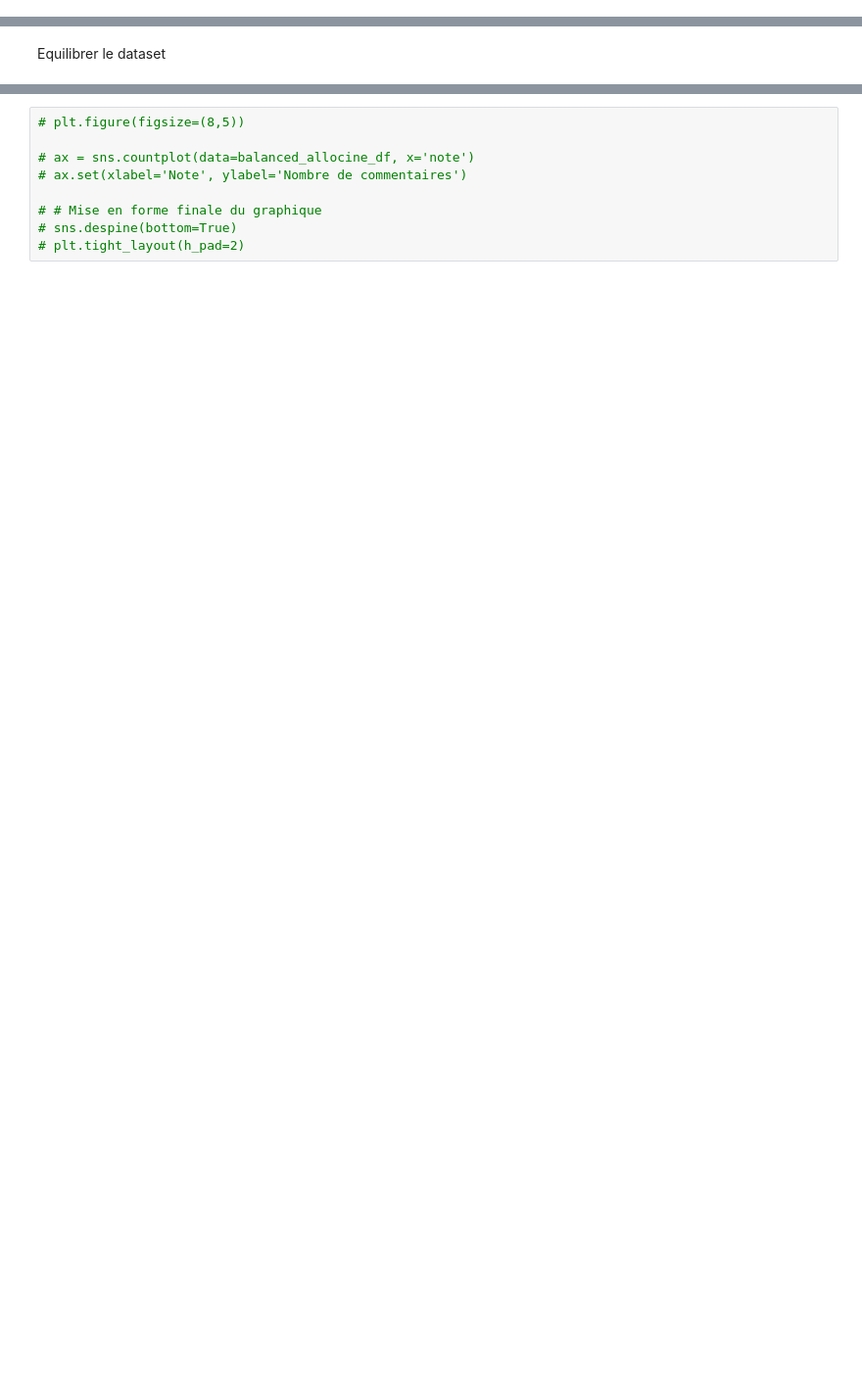
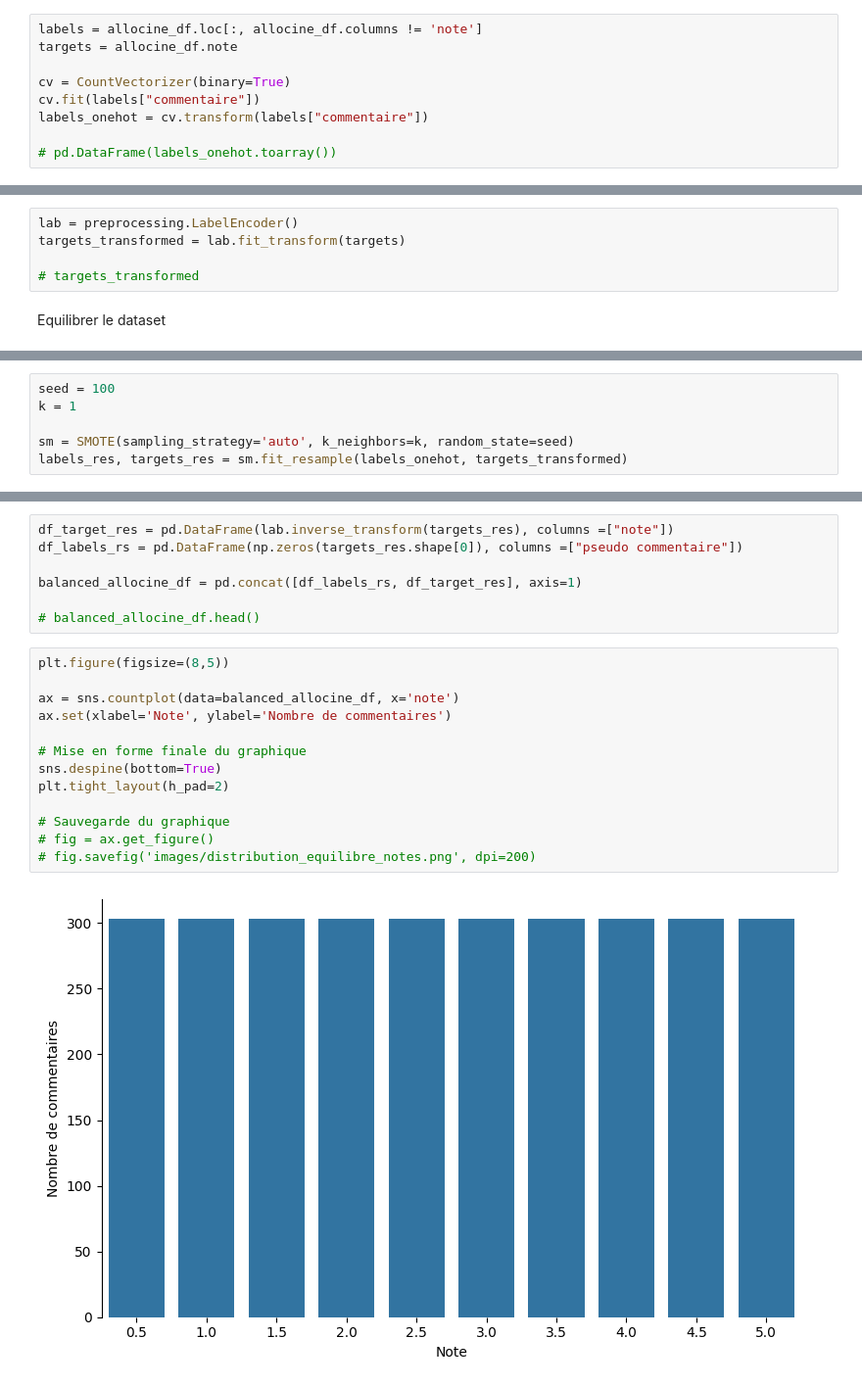
Before and after one commit to MaillotCedric/nlp-allocine, a Jupyter notebook: Allociné - Set de données/dataset_cleaner.ipynb, the cells around one changed output, grey strips where cells are left out. Shown at 98% size. Saved outputs shown, nothing was run; the diff lists cells and outputs as text; blank space fills up the shorter version.

```diff
--- a/Allociné - Set de données/dataset_cleaner.ipynb
+++ b/Allociné - Set de données/dataset_cleaner.ipynb
@@ -101,0 +81,9 @@ allocine_df.head()
+# %%
+labels = allocine_df.loc[:, allocine_df.columns != 'note']
+targets = allocine_df.note
+
+cv = CountVectorizer(binary=True)
+cv.fit(labels["commentaire"])
+labels_onehot = cv.transform(labels["commentaire"])
+
+# pd.DataFrame(labels_onehot.toarray())
@@ -102,2 +92,7 @@ allocine_df.head()
+# %%
+lab = preprocessing.LabelEncoder()
+targets_transformed = lab.fit_transform(targets)
+
+# targets_transformed
 # %% [markdown]
 Equilibrer le dataset
@@ -117,0 +99,6 @@ Equilibrer le dataset
+# %%
+seed = 100
+k = 1
+
+sm = SMOTE(sampling_strategy='auto', k_neighbors=k, random_state=seed)
+labels_res, targets_res = sm.fit_resample(labels_onehot, targets_transformed)
@@ -118,9 +107,22 @@ Equilibrer le dataset
+# %%
+df_target_res = pd.DataFrame(lab.inverse_transform(targets_res), columns =["note"])
+df_labels_rs = pd.DataFrame(np.zeros(targets_res.shape[0]), columns =["pseudo commentaire"])
+
+balanced_allocine_df = pd.concat([df_labels_rs, df_target_res], axis=1)
+
+# balanced_allocine_df.head()
 # %%
-# plt.figure(figsize=(8,5))
+plt.figure(figsize=(8,5))
 
-# ax = sns.countplot(data=balanced_allocine_df, x='note')
-# ax.set(xlabel='Note', ylabel='Nombre de commentaires')
+ax = sns.countplot(data=balanced_allocine_df, x='note')
+ax.set(xlabel='Note', ylabel='Nombre de commentaires')
 
-# # Mise en forme finale du graphique
-# sns.despine(bottom=True)
-# plt.tight_layout(h_pad=2)
+# Mise en forme finale du graphique
+sns.despine(bottom=True)
+plt.tight_layout(h_pad=2)
+
+# Sauvegarde du graphique
+# fig = ax.get_figure()
+# fig.savefig('images/distribution_equilibre_notes.png', dpi=200)
+# %% [output]
+[figure, added]
```
Also changed, not shown: parts of 11 cells of this notebook.
